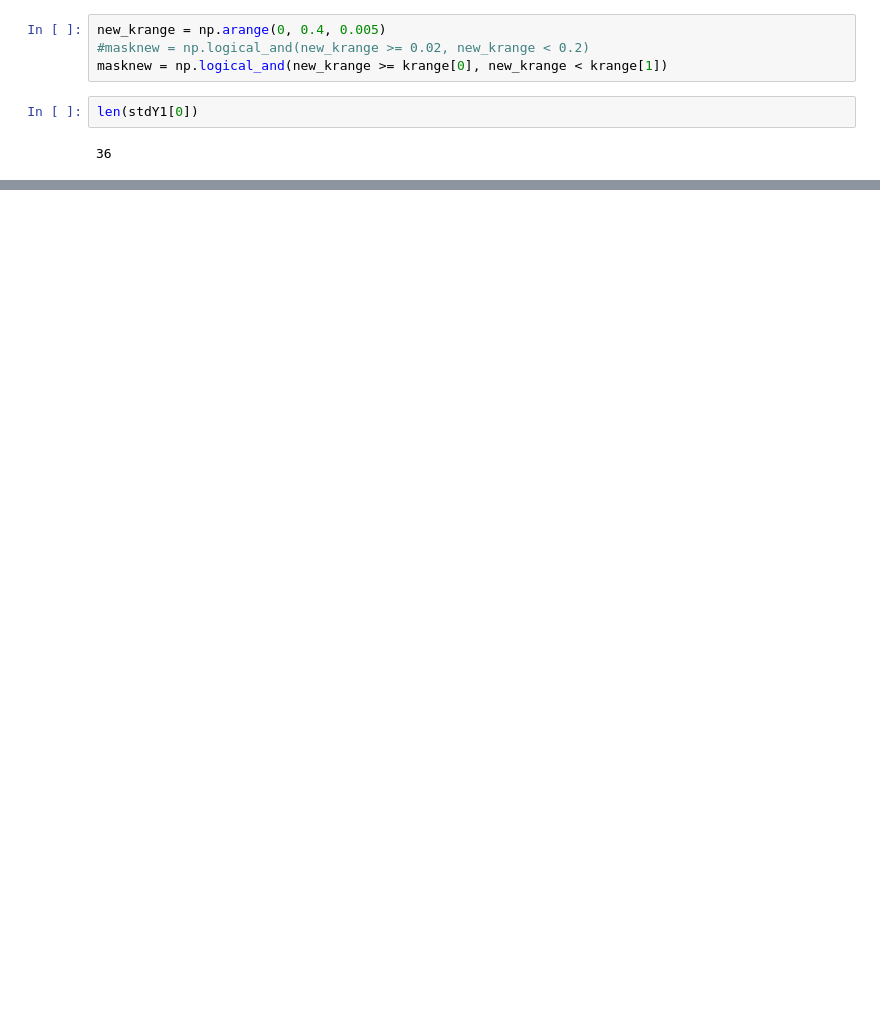
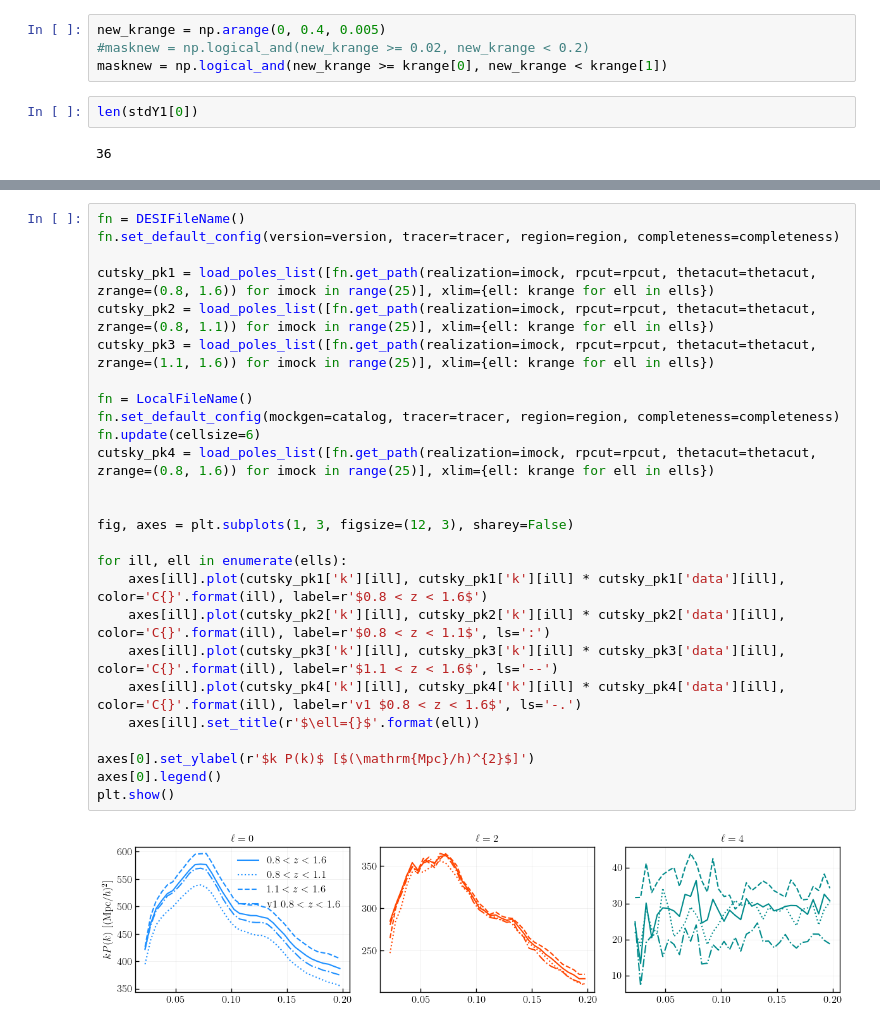
Before and after one commit to mathildepinon/desi-fiber-collisions, a Jupyter notebook: nb/window_validation.ipynb, the cells around one changed output, grey strips where cells are left out. Saved outputs shown, nothing was run; the diff lists cells and outputs as text; blank space fills up the shorter version.

```diff
--- a/nb/window_validation.ipynb
+++ b/nb/window_validation.ipynb
@@ -226,0 +219,28 @@ plt.show()
+# %%
+fn = DESIFileName()
+fn.set_default_config(version=version, tracer=tracer, region=region, completeness=completeness)
+
+cutsky_pk1 = load_poles_list([fn.get_path(realization=imock, rpcut=rpcut, thetacut=thetacut, zrange=(0.8, 1.6)) for imock in range(25)], xlim={ell: krange for ell in ells})
+cutsky_pk2 = load_poles_list([fn.get_path(realization=imock, rpcut=rpcut, thetacut=thetacut, zrange=(0.8, 1.1)) for imock in range(25)], xlim={ell: krange for ell in ells})
+cutsky_pk3 = load_poles_list([fn.get_path(realization=imock, rpcut=rpcut, thetacut=thetacut, zrange=(1.1, 1.6)) for imock in range(25)], xlim={ell: krange for ell in ells})
+
+fn = LocalFileName()
+fn.set_default_config(mockgen=catalog, tracer=tracer, region=region, completeness=completeness)
+fn.update(cellsize=6)
+cutsky_pk4 = load_poles_list([fn.get_path(realization=imock, rpcut=rpcut, thetacut=thetacut, zrange=(0.8, 1.6)) for imock in range(25)], xlim={ell: krange for ell in ells})
+
+
+fig, axes = plt.subplots(1, 3, figsize=(12, 3), sharey=False)
+
+for ill, ell in enumerate(ells):
+    axes[ill].plot(cutsky_pk1['k'][ill], cutsky_pk1['k'][ill] * cutsky_pk1['data'][ill], color='C{}'.format(ill), label=r'$0.8 < z < 1.6$')
+    axes[ill].plot(cutsky_pk2['k'][ill], cutsky_pk2['k'][ill] * cutsky_pk2['data'][ill], color='C{}'.format(ill), label=r'$0.8 < z < 1.1$', ls=':')
+    axes[ill].plot(cutsky_pk3['k'][ill], cutsky_pk3['k'][ill] * cutsky_pk3['data'][ill], color='C{}'.format(ill), label=r'$1.1 < z < 1.6$', ls='--')
+    axes[ill].plot(cutsky_pk4['k'][ill], cutsky_pk4['k'][ill] * cutsky_pk4['data'][ill], color='C{}'.format(ill), label=r'v1 $0.8 < z < 1.6$', ls='-.')
+    axes[ill].set_title(r'$\ell={}$'.format(ell))
+
+axes[0].set_ylabel(r'$k P(k)$ [$(\mathrm{Mpc}/h)^{2}$]')
+axes[0].legend()
+plt.show()
+# %% [output]
+[figure, added]
```
Also changed, not shown: parts of 13 cells of this notebook, 46 other files.
